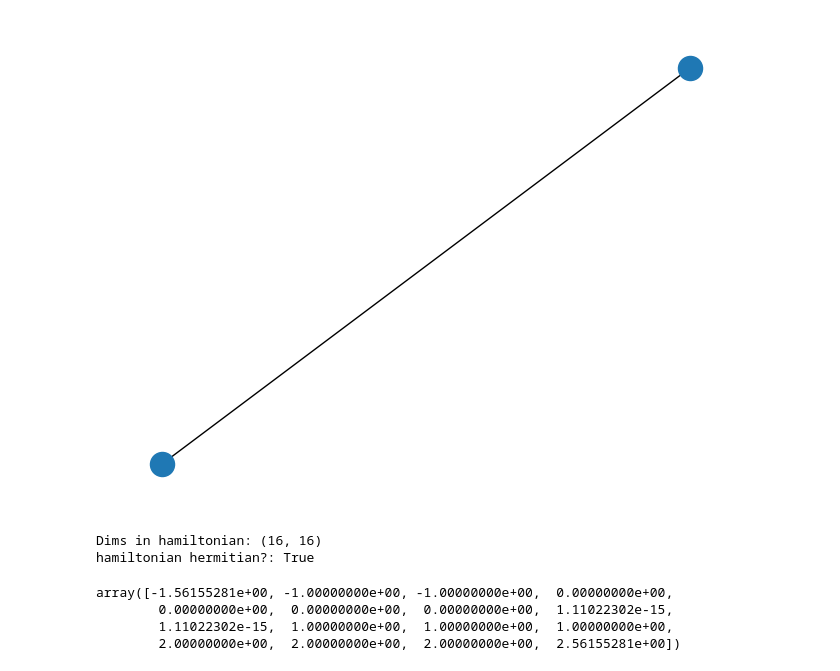
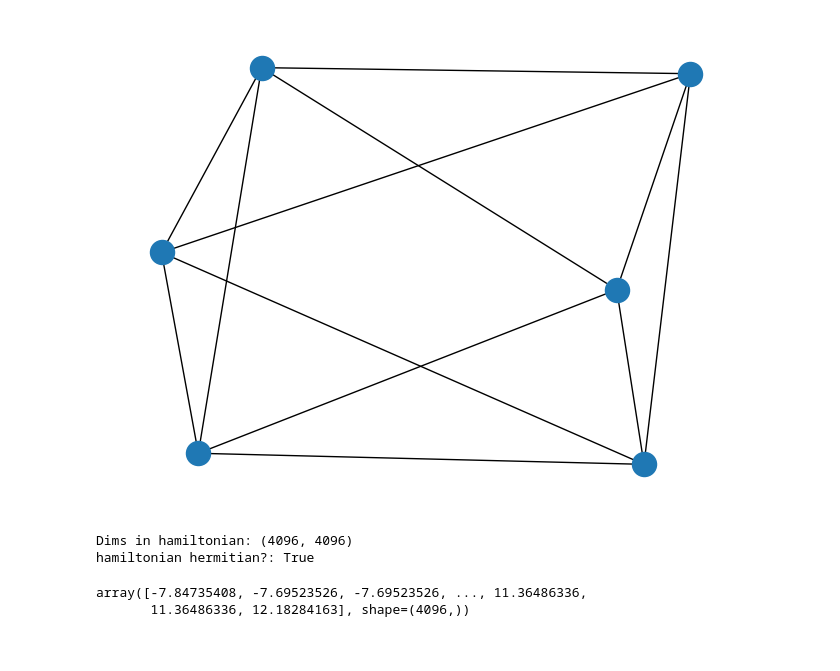
Before and after one commit to trlarkin/quantum-computing-final, a Jupyter notebook: hamiltonian-from-nature.ipynb, the cells around one changed output. Drawn from its saved outputs; the diff is of its cells as text; code cells hidden in the pictures.

```diff
--- a/hamiltonian-from-nature.ipynb
+++ b/hamiltonian-from-nature.ipynb
@@ -14,32 +15,36 @@ import numpy as np
 from functools import *
 import scipy.linalg as LA
 # %%
-# nodes = 6
-# edges = [(0,1,-1),(0,2,-1),(0,3,-1),(0,4,-1),
-#          (5,1,-1),(5,2,-1),(5,3,-1),(5,4,-1),
-#          (1,2,-1),(2,3,-1),(3,4,-1),(4,1,-1)]
+nodes = 6
+edges = [(0,1,1),(0,2,1),(0,3,1),(0,4,1),
+         (5,1,1),(5,2,1),(5,3,1),(5,4,1),
+         (1,2,1),(2,3,1),(3,4,1),(4,1,1)]
 # adjacency_matrix = np.array([
-#     [0., -1., -1., -1., -1., 0.],
-#     [-1., 0., -1., 0., -1., -1.],
-#     [-1., -1., 0., -1., 0., -1.],
-#     [-1., 0., -1., 0., -1., -1.],
-#     [-1., -1., 0., -1., 0., -1.],
-#     [0., -1., -1., -1., -1., 0.]])
-nodes = 2
-edges = [(0,1,-1), (0,1,-1)]
+#     [0., 1., 1., 1., 1., 0.],
+#     [1., 0., 1., 0., 1., 1.],
+#     [1., 1., 0., 1., 0., 1.],
+#     [1., 0., 1., 0., 1., 1.],
+#     [1., 1., 0., 1., 0., 1.],
+#     [0., 1., 1., 1., 1., 0.]])
 
-octahedron = Lattice.from_nodes_and_edges(nodes, edges)
-fermi_hubb = FermiHubbardModel(octahedron, 1)
-hamiltonian = ParityMapper().map(fermi_hubb.second_q_op())
-octahedron.draw()
+octahedron = rx.PyGraph(multigraph=False)
+octahedron.add_nodes_from(range(nodes))
+octahedron.add_edges_from(edges)
+lattice = Lattice(octahedron)
+lattice = lattice.uniform_parameters(
+    uniform_interaction=-1,uniform_onsite_potential=0)
+
+fermi_hubb = FermiHubbardModel(lattice, onsite_interaction=1)
+hamiltonian = JordanWignerMapper().map(fermi_hubb.second_q_op())
+lattice.draw()
 # %% [output]
-[figure, old version]
+[figure, new version]
 # %%
 print("Dims in hamiltonian:", hamiltonian.dim)
 print("hamiltonian hermitian?:", Operator(hamiltonian) == Operator(hamiltonian).adjoint())
 # hamiltonian
 # %% [output]
-Dims in hamiltonian: (16, 16)
+Dims in hamiltonian: (4096, 4096)
 hamiltonian hermitian?: True
 # %%
 H_matrix = hamiltonian.to_matrix()
@@ -49,10 +54,8 @@ eigenvals, eigenvectors = eigs
 # %%
 eigenvals
 # %% [output]
-array([-1.56155281e+00, -1.00000000e+00, -1.00000000e+00,  0.00000000e+00,
-        0.00000000e+00,  0.00000000e+00,  0.00000000e+00,  1.11022302e-15,
-        1.11022302e-15,  1.00000000e+00,  1.00000000e+00,  1.00000000e+00,
-        2.00000000e+00,  2.00000000e+00,  2.00000000e+00,  2.56155281e+00])
+array([-7.84735408, -7.69523526, -7.69523526, ..., 11.36486336,
+       11.36486336, 12.18284163], shape=(4096,))
 # %%
 # ground_state = sorted_eigens[0][1]
 
```
Also changed, not shown: parts of 3 cells of this notebook, 7 other files.
